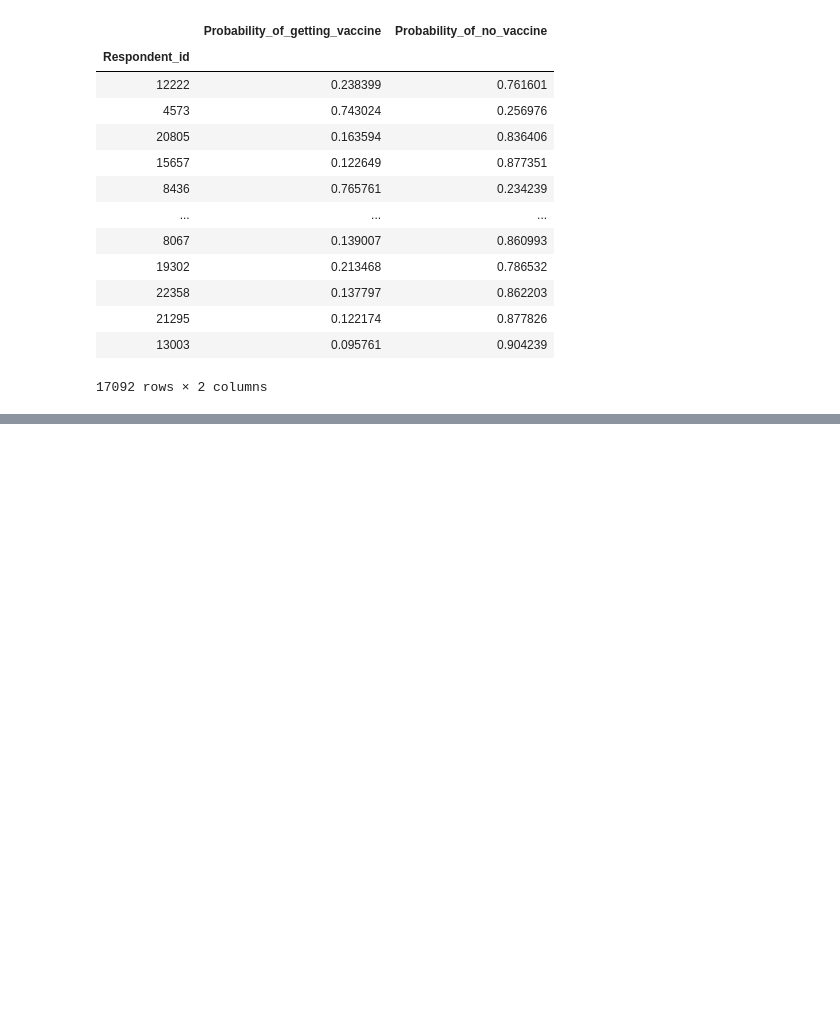
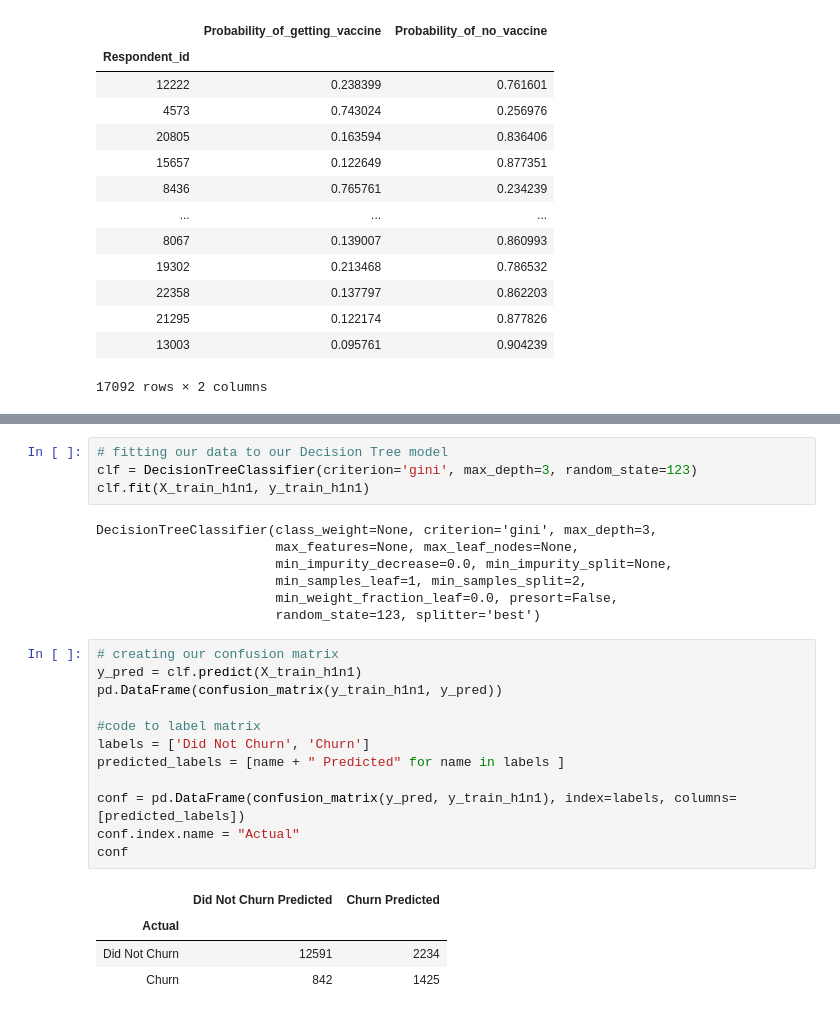
Before and after one commit to JadaShipp/predicting_flu, a Jupyter notebook: modeling.ipynb, the cells around one changed output, grey strips where cells are left out. Drawn from its saved outputs; the diff is of its cells as text; blank space fills up the shorter version.

Commit message:
added more models

```diff
--- a/modeling.ipynb
+++ b/modeling.ipynb
@@ -222,0 +236,28 @@ predictions
+# %%
+# fitting our data to our Decision Tree model
+clf = DecisionTreeClassifier(criterion='gini', max_depth=3, random_state=123)
+clf.fit(X_train_h1n1, y_train_h1n1)
+# %% [output]
+DecisionTreeClassifier(class_weight=None, criterion='gini', max_depth=3,
+                       max_features=None, max_leaf_nodes=None,
+                       min_impurity_decrease=0.0, min_impurity_split=None,
+                       min_samples_leaf=1, min_samples_split=2,
+                       min_weight_fraction_leaf=0.0, presort=False,
+                       random_state=123, splitter='best')
+# %%
+# creating our confusion matrix
+y_pred = clf.predict(X_train_h1n1)
+pd.DataFrame(confusion_matrix(y_train_h1n1, y_pred))
+
+#code to label matrix
+labels = ['Did Not Churn', 'Churn']
+predicted_labels = [name + " Predicted" for name in labels ]
+
+conf = pd.DataFrame(confusion_matrix(y_pred, y_train_h1n1), index=labels, columns=[predicted_labels])
+conf.index.name = "Actual"
+conf
+# %% [output]
+|  | Did Not Churn Predicted | Churn Predicted |
+| Actual |  |  |
+| Did Not Churn | 12591 | 2234 |
+| Churn | 842 | 1425 |
```
Also changed, not shown: parts of 2 cells of this notebook.
